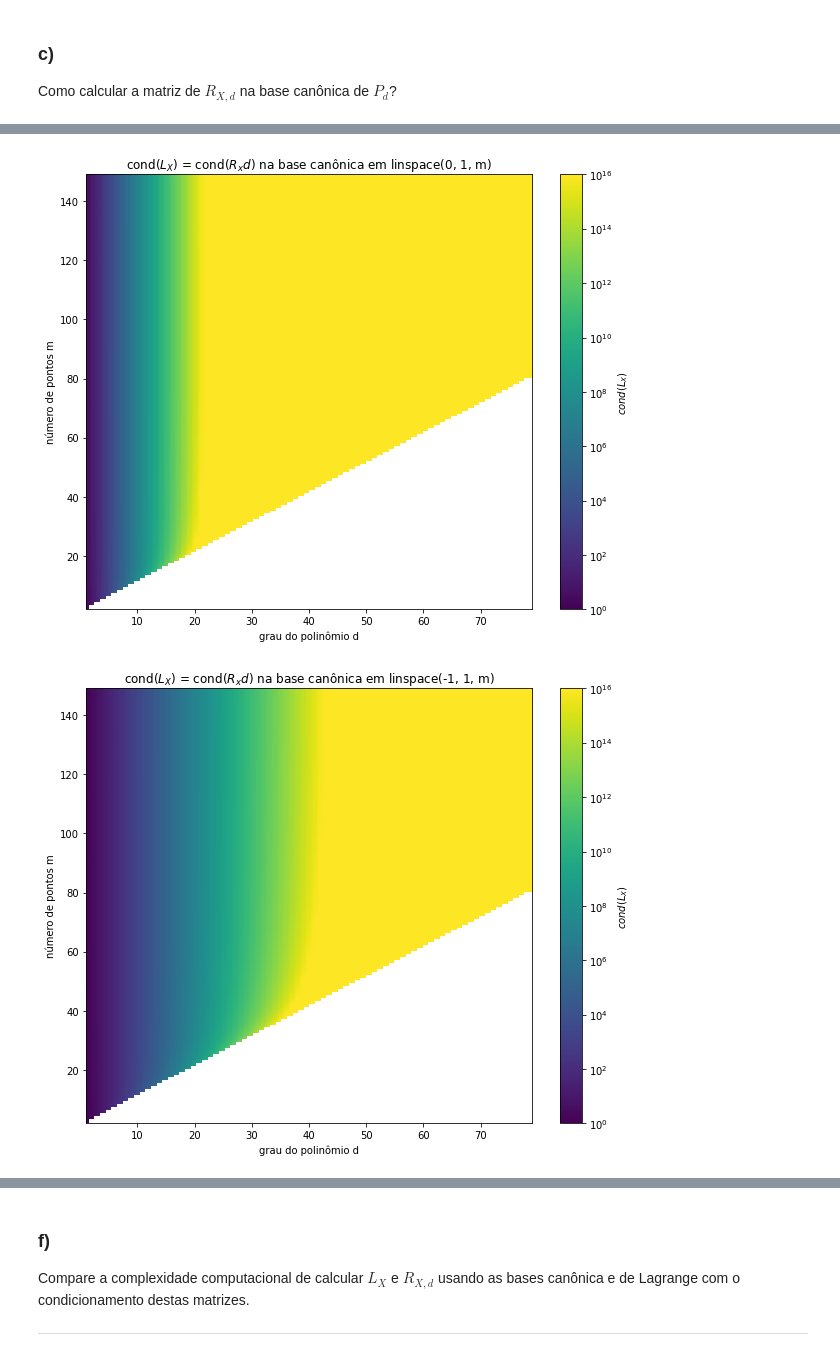
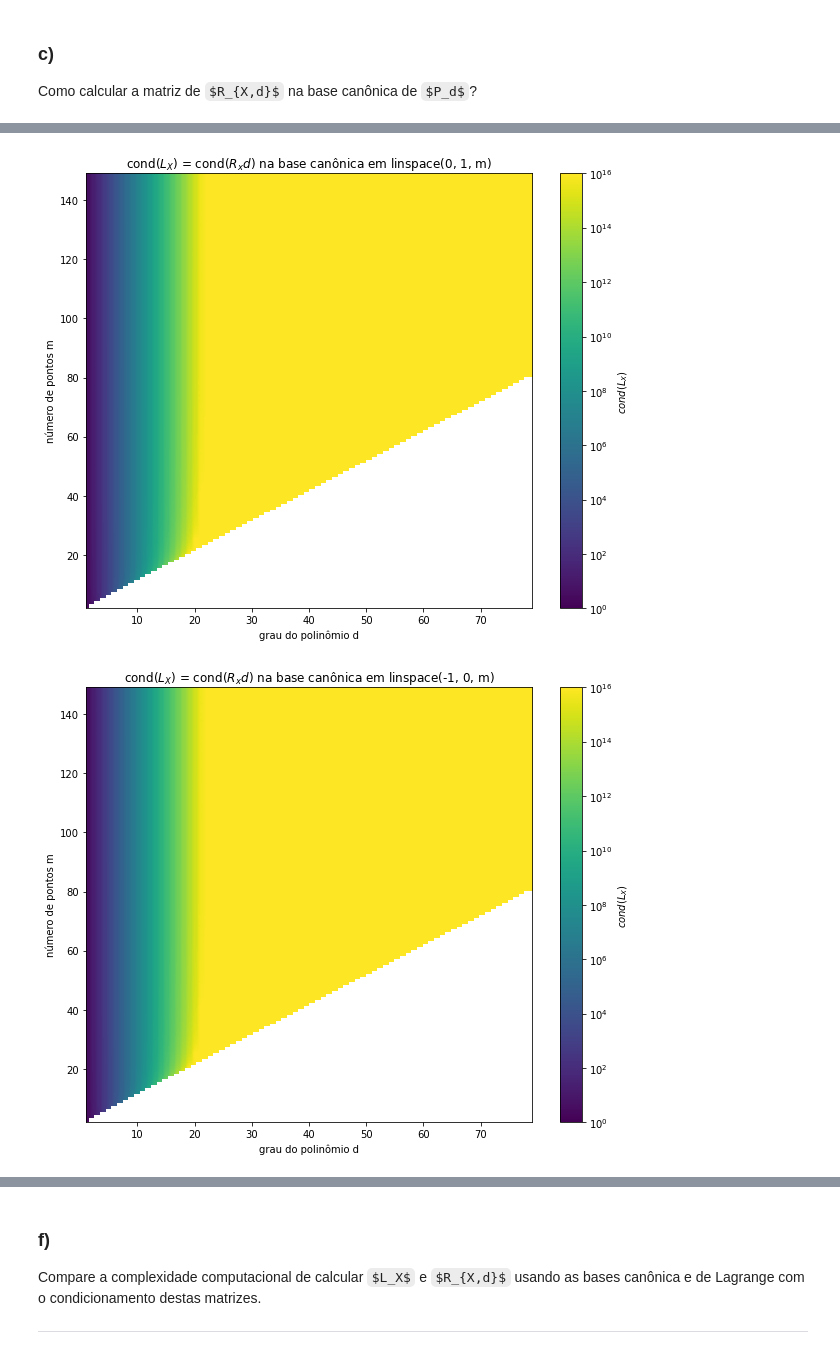
Before and after one commit to aliicerabello/fgv-aln-projeto3, a Jupyter notebook: projeto.ipynb, the cells around one changed output, grey strips where cells are left out. Cells and saved outputs as stored; diff of their text form; code cells hidden in the pictures; some formulas as TeX source.

```diff
--- a/projeto.ipynb
+++ b/projeto.ipynb
@@ -430,8 +453,9 @@ def cond_heatmap_canonica(x_menor, x_maior):
     plt.show()
 # %%
 cond_heatmap_canonica(0, 1)
+cond_heatmap_canonica(-1, 0)
 cond_heatmap_canonica(-1, 1)
 cond_heatmap_canonica(-10, 10)
 # %% [output]
 [figure]
-[figure, old version]
+[figure, new version]
```
Also changed, not shown: parts of 13 cells of this notebook, 1 other file.
